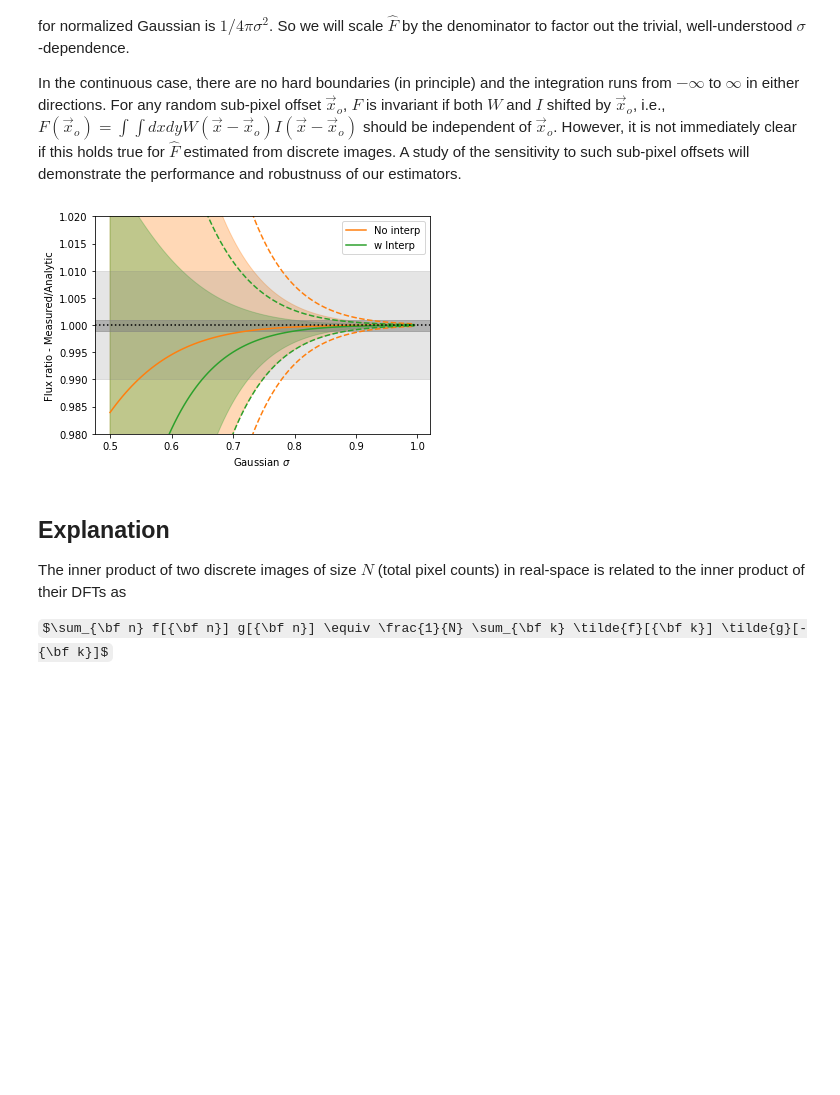
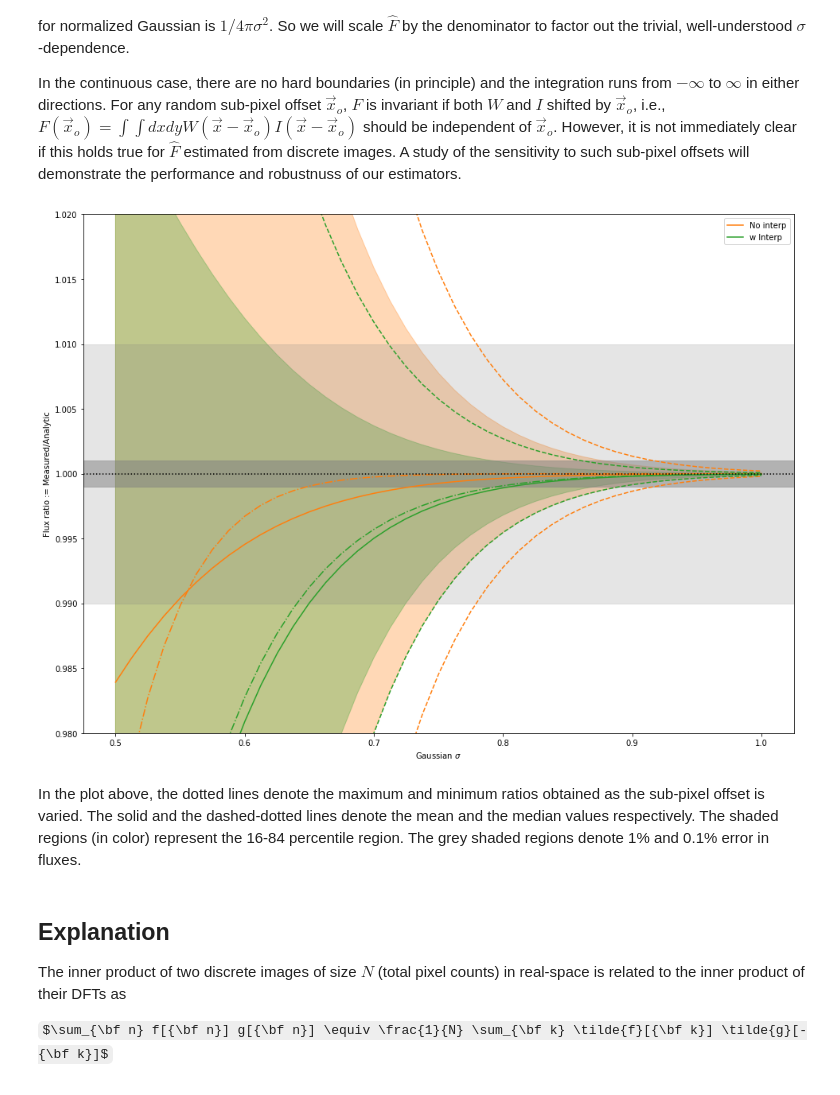
Before and after one commit to lsst-dm/GAaP_analysis, a Jupyter notebook: GAaP_interpolation.ipynb, the cells around one changed output. Drawn from its saved outputs; the diff is of its cells as text; code cells hidden in the pictures; some formulas as TeX source; blank space fills up the shorter version.

```diff
--- a/GAaP_interpolation.ipynb
+++ b/GAaP_interpolation.ipynb
@@ -136,51 +102,54 @@ def gijCoefficients(n, x, y, sigma, theta, ellipticity):
 # %%
-def measure_flux(sigma, offsets):
+def measure_flux(sigma):
     logn = np.log2(20*sigma)
     n = max(2**int(logn),16) ## ~20sigma but guaranteed to be an even int
-    print(sigma, n)
+
     unweighted_flux, adaptive_flux, gaap_flux = [], [], []
-    for center_x in offsets[0]: #numpy.arange(-0.5,0.5000001,0.05):
-        for center_y in offsets[1]: #numpy.arange(-0.5,0.50000001, 0.05):
+    for center_x in numpy.linspace(-0.5, 0.5, 21):
+        for center_y in numpy.linspace(-0.5, 0.5, 21):
             x, y = n//2 + center_x, n//2 + center_y
             image = gaussianImage(n, x, y, sigma)
             gij = gijCoefficients(n, x, y, sigma, theta=0., ellipticity=0.)
-            #gij = wijCoefficients(n, x, y, 0., sigma, theta=0., ellipticity=0.)
-            #gij *= (1 + 4*np.cos(2*np.pi*center_x)*np.cos(2*np.pi*center_y)*np.exp(-2*(np.pi*sigma)**2))
+
             unweighted_flux.append( np.sum(image) )
             adaptive_flux.append( (image**2).sum()*4*numpy.pi*sigma**2 )
             gaap_flux.append( (image*gij).sum()*4*numpy.pi*sigma**2 )
 
-
     return unweighted_flux, adaptive_flux, gaap_flux
 # %%
 unweight, adaptive, gaap = {}, {}, {}
-sigmas = numpy.arange(0.5,1.0,0.005)
+sigmas = numpy.linspace(0.5, 1.0, 41)
 for sigma in sigmas:
     unweight_flux, adaptive_flux, gaap_flux = measure_flux(sigma)
     unweight[sigma] = unweight_flux
     adaptive[sigma] = adaptive_flux
     gaap[sigma] = gaap_flux
 # %%
-labels = ['No interp', 'w Interp']
+labels = ('No interp', 'w Interp')
+fig, ax = plt.subplots()
+fig.set_size_inches([16,12])
 for idx, flux in enumerate((adaptive, gaap)):
 
     color = color='C{}'.format(idx+1)
-    plt.plot(sigmas, [np.mean(flux[ss]) for ss in sigmas], '-', color=color, label=labels[idx])
-    plt.plot(sigmas, [np.min(flux[ss]) for ss in sigmas], '--', color=color,)
-    plt.plot(sigmas, [np.max(flux[ss]) for ss in sigmas], '--', color=color,)
-    plt.fill_between(sigmas, y1=[np.percentile(flux[ss],16) for ss in sigmas], y2=[np.percentile(flux[ss],84) for ss in sigmas], color=color, alpha=0.3)
+    ax.plot(sigmas, [np.mean(flux[ss]) for ss in sigmas], '-', color=color, label=labels[idx])
+    ax.plot(sigmas, [np.percentile(flux[ss],50) for ss in sigmas], '-.', color=color,)
+    ax.plot(sigmas, [np.min(flux[ss]) for ss in sigmas], '--', color=color,)
+    ax.plot(sigmas, [np.max(flux[ss]) for ss in sigmas], '--', color=color,)
+    ax.fill_between(sigmas, y1=[np.percentile(flux[ss],16) for ss in sigmas], y2=[np.percentile(flux[ss],84) for ss in sigmas], color=color, alpha=0.3)
 
 #plt.errorbar(sigmas, np.mean(adaptive_flux), yerr=np.std(adaptive_flux), marker='s', color='C1', label='Adaptive (scaled)')
 #plt.errorbar(sigmas, np.mean(gaap_flux), yerr=np.std(gaap_flux), marker='d', color='C2', label='GAaP (scaled)')
-plt.axhline(1.0, color='k', ls=':')
-plt.axhspan(ymin=0.99, ymax=1.01, color='gray', alpha=0.2)
-plt.axhspan(ymin=0.999, ymax=1.001, color='gray', alpha=0.5)
-plt.ylim(0.98,1.02)
-plt.ylabel('Flux ratio - Measured/Analytic')
-plt.xlabel(r'Gaussian $\sigma$')
-_lgnd = plt.legend(loc=1)
+ax.axhline(1.0, color='k', ls=':')
+ax.axhspan(ymin=0.99, ymax=1.01, color='gray', alpha=0.2)
+ax.axhspan(ymin=0.999, ymax=1.001, color='gray', alpha=0.5)
+ax.set_ylim(0.98,1.02)
+ax.set_ylabel('Flux ratio := Measured/Analytic')
+ax.set_xlabel(r'Gaussian $\sigma$')
+_lgnd = ax.legend(loc=1)
 # %% [output]
-[figure, old version]
+[figure, new version]
+# %% [markdown]
+In the plot above, the dotted lines denote the maximum and minimum ratios obtained as the sub-pixel offset is varied. The solid and the dashed-dotted lines denote the mean and the median values respectively. The shaded regions (in color) represent the 16-84 percentile region. The grey shaded regions denote 1% and 0.1% error in fluxes.
 # %% [markdown]
 ## Explanation
 
```
Also changed, not shown: parts of 4 cells of this notebook.
